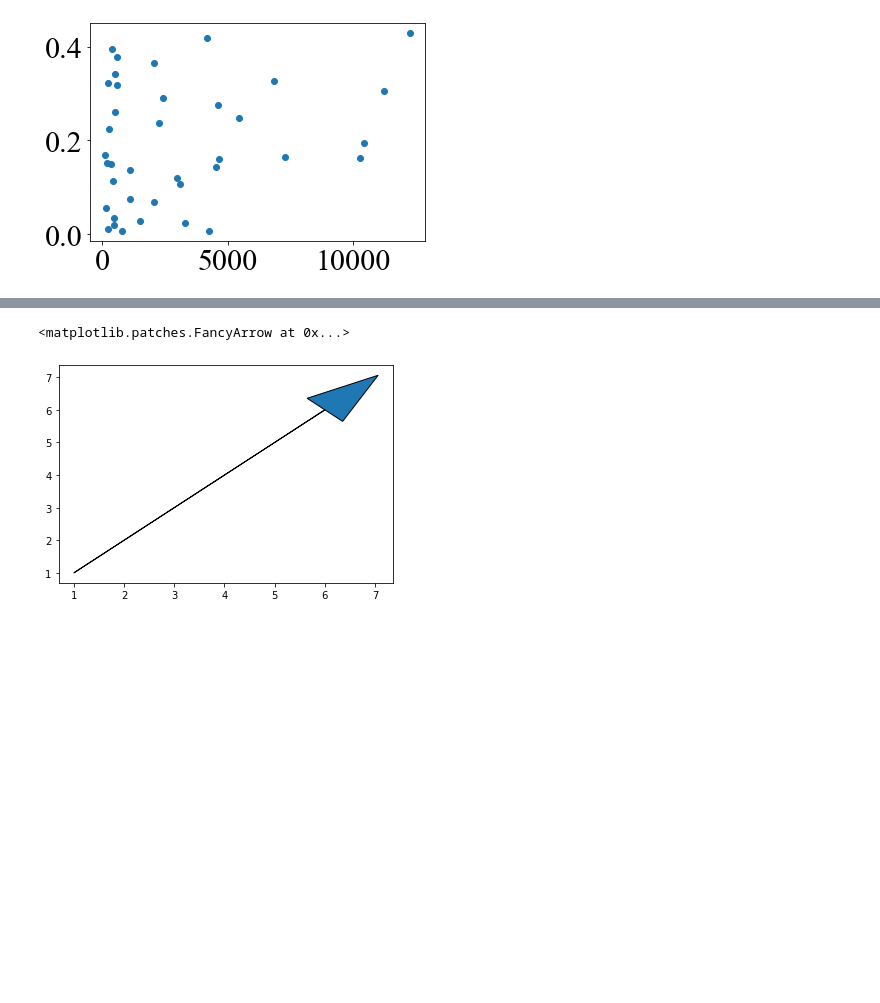
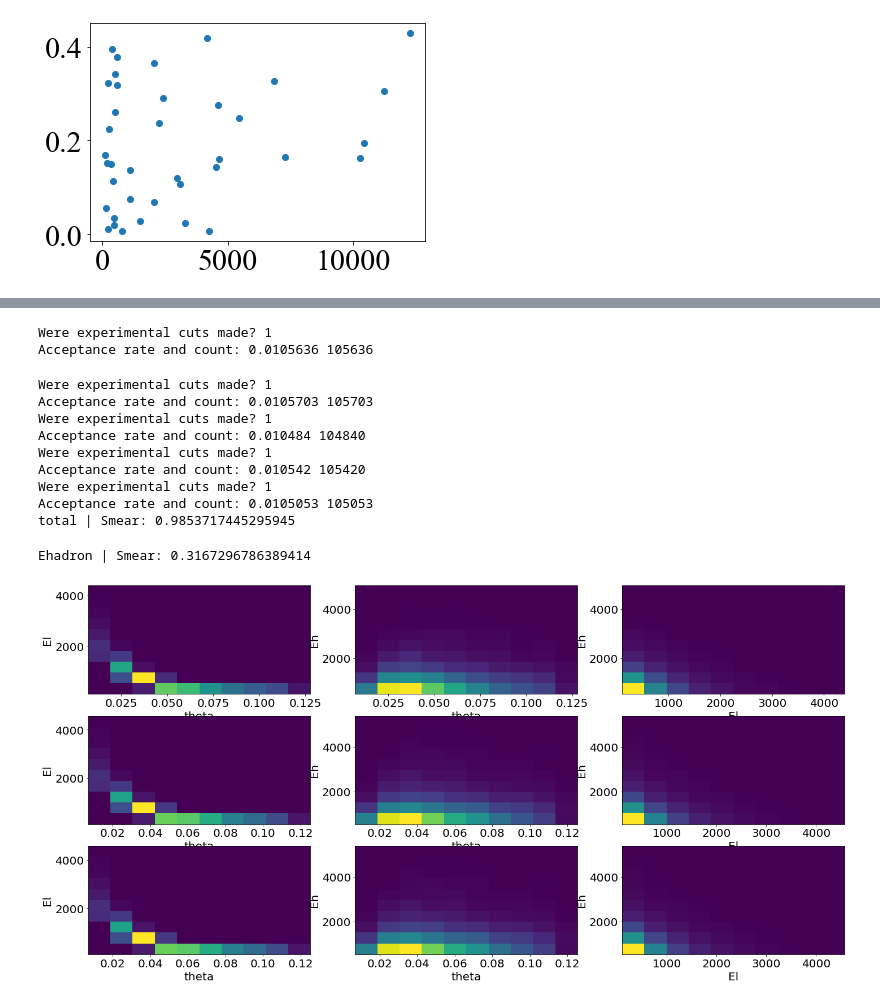
Before and after one commit to LHCfitNikhef/FPF-WG1, a Jupyter notebook: results/PDFs_FPF_INCLUSIVE.ipynb, the cells around one changed output, grey strips where cells are left out. Saved outputs shown, nothing was run; the diff lists cells and outputs as text; code cells hidden in the pictures; blank space fills up the shorter version.

```diff
--- a/results/PDFs_FPF_INCLUSIVE.ipynb
+++ b/results/PDFs_FPF_INCLUSIVE.ipynb
@@ -1659,5 +1762,73 @@ Acceptance rate and count: 0.010497 104970
-# %%
-plt.arrow(1,1,5,5,head_width = 1)
-# %% [output]
-<matplotlib.patches.FancyArrow at 0x...>
-[figure, removed]
+# %%
+def check():
+    experiment = 'FASERv2'
+    x , q2 , Enu = sample_space(experiment , 14 ,Nloops = 5  , makecuts = 1);
+
+    x_smear , q2_smear , Enu_smear = smear_obs_from_kin(experiment , 14 , x , q2 , Enu,smear_corr = '')
+    x_smear , q2_smear , Enu_smear = make_all_cuts(experiment,14,x_smear,q2_smear,Enu_smear)
+
+    x_i , q2_i , Enu_i = np.copy(x) , np.copy(q2),np.copy(Enu)
+    x_bin = [0.72,1];q2_bin = [1e3,1e4];Enu_bin = [10,5700]
+
+
+    x , q2 , Enu = get_kin_inside(x_bin, q2_bin , Enu_bin ,x,q2,Enu)
+    x_smear , q2_smear , Enu_smear = get_kin_inside(x_bin,q2_bin,Enu_bin,x_smear,q2_smear,Enu_smear)
+    print('total','| Smear:',1- len(x_smear)/len(x_i))
+
+    #plotting
+    fig, ax = plt.subplots(3,3,figsize = (24,12))
+    theta  , Elepton , Ehadron , y = obs_from_kin(x , q2 , Enu)
+    theta_smear , Elepton_smear , Ehadron_smear , y_smear = obs_from_kin(x_smear , q2_smear , Enu_smear)
+
+    #get histogram for default
+    height , theta_edges , Ehadron_edges = np.histogram2d(theta,Ehadron,bins = 10);
+    height_smear , theta_edges, Ehadron_edges = np.histogram2d(theta_smear,Ehadron_smear,bins = [theta_edges,Ehadron_edges])
+
+    frac_difference = (height - height_smear) / height
+    theta_X , Ehadron_Y = np.meshgrid(theta_edges,Ehadron_edges)
+
+#     im = ax[0].pcolormesh(theta_X,Ehadron_Y,height);plt.colorbar(im)
+#     im = ax[0].pcolormesh(theta_X,Ehadron_Y,height);plt.colorbar(im)
+#     im = ax[0].pcolormesh(theta_X,Ehadron_Y,height);plt.colorbar(im)
+
+
+    im = ax[0,0].hist2d(theta,Elepton);ax[0,0].set_xlabel('theta');ax[0,0].set_ylabel('El');#plt.colorbar(mappable = im)
+    im = ax[0,1].hist2d(theta,Ehadron);ax[0,1].set_xlabel('theta');ax[0,1].set_ylabel('Eh')
+    im = ax[0,2].hist2d(Elepton,Ehadron);ax[0,2].set_xlabel('El');ax[0,2].set_ylabel('Eh')
+
+    im = ax[1,0].hist2d(theta_smear,Elepton_smear);ax[1,0].set_xlabel('theta');ax[1,0].set_ylabel('El')
+    im = ax[1,1].hist2d(theta_smear,Ehadron_smear);ax[1,1].set_xlabel('theta');ax[1,1].set_ylabel('Eh')
+    im = ax[1,2].hist2d(Elepton_smear,Ehadron_smear);ax[1,2].set_xlabel('El');ax[1,2].set_ylabel('Eh')
+
+
+
+
+    x_smear , q2_smear , Enu_smear = smear_obs_from_kin(experiment , 14 , x_i , q2_i , Enu_i,smear_corr = 'Ehadron')
+    x_smear , q2_smear , Enu_smear = make_all_cuts(experiment,14,x_smear,q2_smear,Enu_smear)
+    x_smear , q2_smear , Enu_smear = get_kin_inside(x_bin,q2_bin,Enu_bin,x_smear,q2_smear,Enu_smear)
+
+    print('Ehadron','| Smear:',1- len(x_smear)/len(x))
+
+    im = ax[2,0].hist2d(theta_smear,Elepton_smear);ax[2,0].set_xlabel('theta');ax[2,0].set_ylabel('El')
+    im = ax[2,1].hist2d(theta_smear,Ehadron_smear);ax[2,1].set_xlabel('theta');ax[2,1].set_ylabel('Eh')
+    im = ax[2,2].hist2d(Elepton_smear,Ehadron_smear);ax[2,2].set_xlabel('El');ax[2,2].set_ylabel('Eh')
+
+
+
+
+
+check()
+# %% [output]
+Were experimental cuts made? 1
+Acceptance rate and count: 0.0105636 105636
+Were experimental cuts made? 1
+Acceptance rate and count: 0.0105703 105703
+Were experimental cuts made? 1
+Acceptance rate and count: 0.010484 104840
+Were experimental cuts made? 1
+Acceptance rate and count: 0.010542 105420
+Were experimental cuts made? 1
+Acceptance rate and count: 0.0105053 105053
+total | Smear: 0.9853717445295945
+Ehadron | Smear: 0.3167296786389414
+[figure, added]
```
Also changed, not shown: parts of 28 cells of this notebook, 50 other files.
